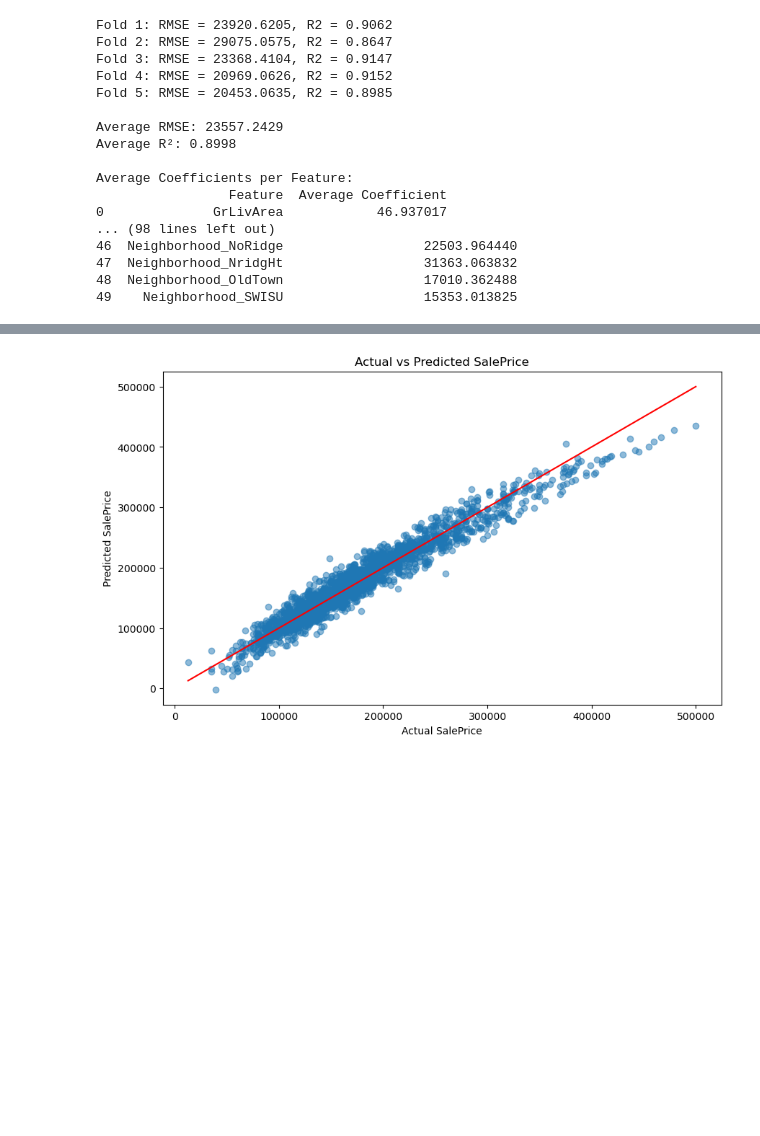
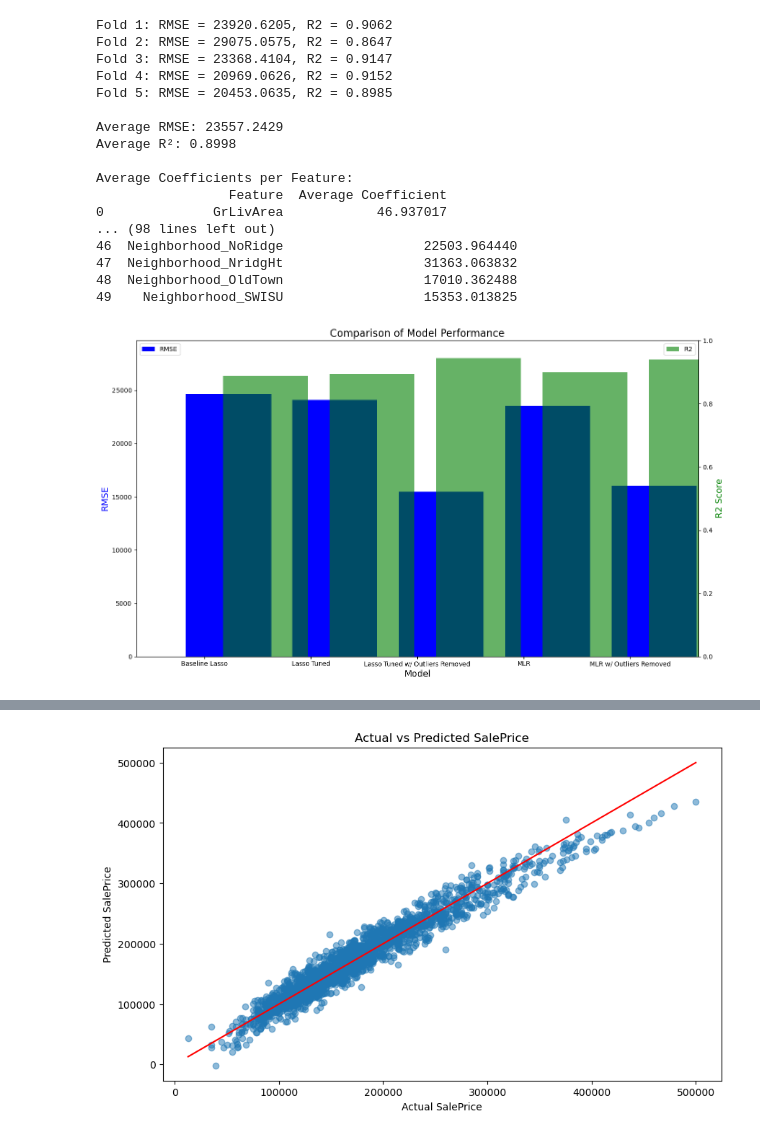
Before and after one commit to cpereda/Ames-Iowa-Housing-ML-Project, a Jupyter notebook: AmesLinearModels.ipynb, the cells around one changed output, grey strips where cells are left out. Drawn from its saved outputs; the diff is of its cells as text; code cells hidden in the pictures; blank space fills up the shorter version.

Commit message:
Update AmesLinearModels notebook

```diff
--- a/AmesLinearModels.ipynb
+++ b/AmesLinearModels.ipynb
@@ -1536,3 +1536,58 @@ Average Coefficients per Feature:
 47  Neighborhood_NridgHt                  31363.063832
 48  Neighborhood_OldTown                  17010.362488
 49    Neighborhood_SWISU                  15353.013825
+# %%
+# Importing required libraries
+import matplotlib.pyplot as plt
+import numpy as np
+import pandas as pd
+
+# Data from the user's results for different models
+models = ['Baseline Lasso', 'Lasso Tuned', 'Lasso Tuned w/ Outliers Removed', 'MLR', 'MLR w/ Outliers Removed']
+rmse_values = [24666.8431, 24106.9580, 15483.5394, 23557.2429, 16012.3909]
+r2_values = [0.8886, 0.8939, 0.9442, 0.8998, 0.9403]
+
+# Convert the data into a DataFrame
+df_comparison = pd.DataFrame({
+    'Model': models,
+    'RMSE': rmse_values,
+    'R2': r2_values
+})
+
+# Plotting the bar graph
+fig, ax1 = plt.subplots(figsize=(14, 8))
+
+# Plot RMSE values
+rmse_bars = ax1.bar(df_comparison['Model'], df_comparison['RMSE'], color='b', label='RMSE')
+
+# Create ax2 with shared x-axis (twinx) for R2 values
+ax2 = ax1.twinx()
+r2_bars = ax2.bar(df_comparison['Model'], df_comparison['R2'], color='g', alpha=0.6, label='R2')
+
+# Set labels and titles
+ax1.set_xlabel('Model', fontsize=14)
+ax1.set_ylabel('RMSE', color='b', fontsize=14)
+ax2.set_ylabel('R2 Score', color='g', fontsize=14)
+ax1.set_title('Comparison of Model Performance', fontsize=16)
+
+# Set y-axis limits to make the graph more readable
+ax1.set_ylim([0, max(rmse_values) + 5000])
+ax2.set_ylim([0, 1])
+
+# Set the position of the bars (RMSE and R2 side by side)
+ind = np.arange(len(df_comparison))
+width = 0.35
+for i, bar in enumerate(rmse_bars):
+    bar.set_x(ind[i] - width/2)
+for i, bar in enumerate(r2_bars):
+    bar.set_x(ind[i] + width/2)
+
+# Add legend
+ax1.legend(loc='upper left')
+ax2.legend(loc='upper right')
+
+# Show plot with a tight layout
+plt.tight_layout()
+plt.show()
+# %% [output]
+[figure, added]
```
Also changed, not shown: parts of 6 cells of this notebook.
